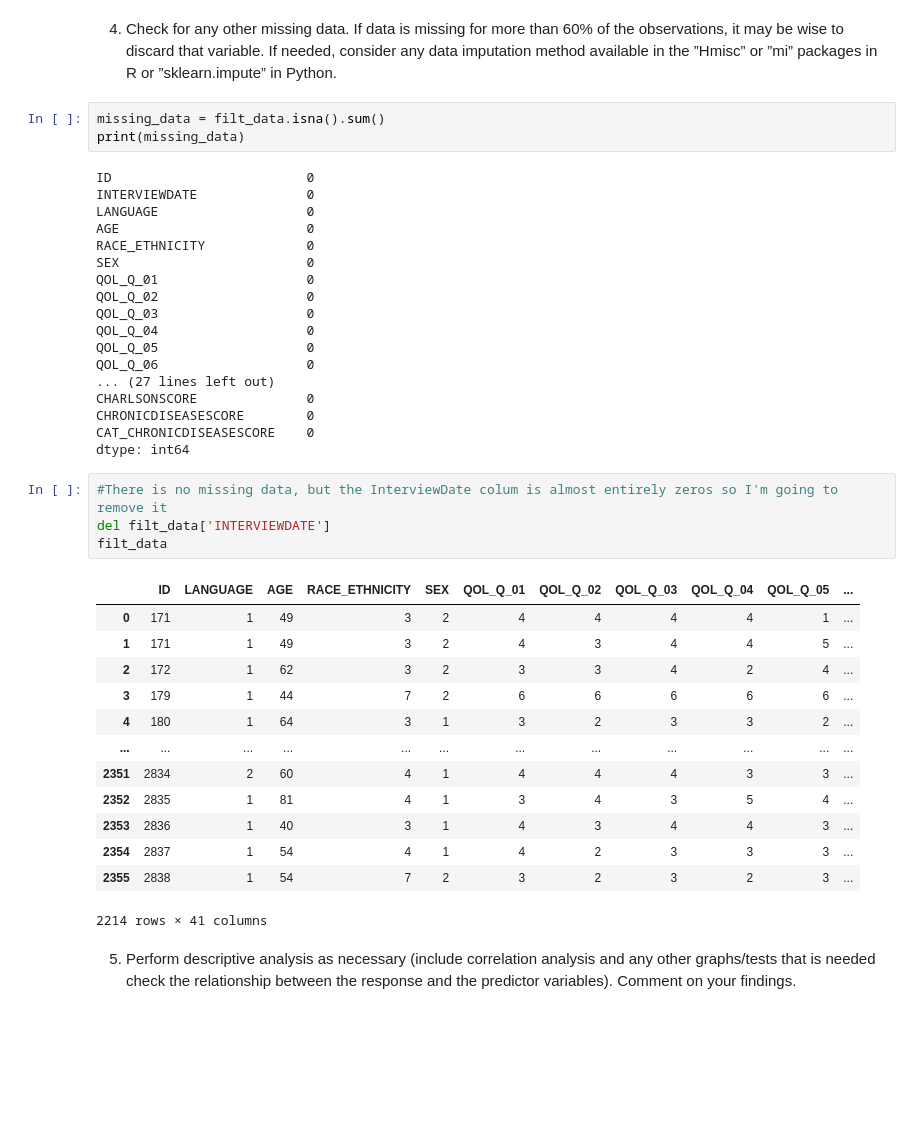
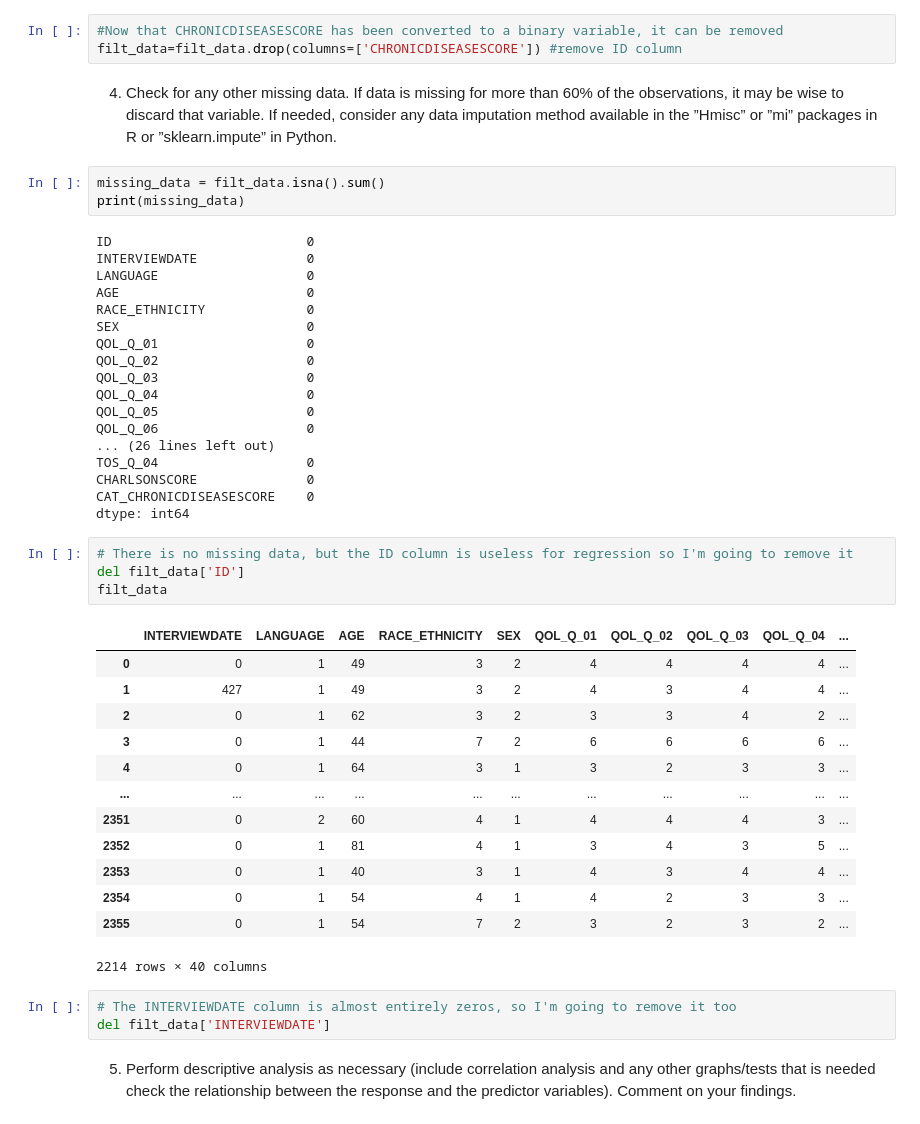
Before and after one commit to fantaxiah/MachineLearningFall23, a Jupyter notebook: MATH8334CaseStudy1.ipynb, the cells around one changed output. Saved outputs shown, nothing was run; the diff lists cells and outputs as text; blank space fills up the shorter version.

```diff
--- a/MATH8334CaseStudy1.ipynb
+++ b/MATH8334CaseStudy1.ipynb
@@ -99,6 +144,9 @@ See the caveats in the documentation: https://pandas.pydata.org/pandas-docs/stab
 | 2354 | 2837 | 0 | 1 | 54 | 4 | 1 | 4 | 2 | 3 | ... |
 | 2355 | 2838 | 0 | 1 | 54 | 7 | 2 | 3 | 2 | 3 | ... |
 2214 rows × 42 columns
+# %%
+#Now that CHRONICDISEASESCORE has been converted to a binary variable, it can be removed
+filt_data=filt_data.drop(columns=['CHRONICDISEASESCORE']) #remove ID column
 # %% [markdown]
 4. Check for any other missing data. If data is missing for more than 60% of the observations, it may be wise to discard that variable. If needed, consider any data imputation
 method available in the ”Hmisc” or ”mi” packages in R or ”sklearn.impute” in Python.
@@ -118,29 +166,32 @@ QOL_Q_03                   0
 QOL_Q_04                   0
 QOL_Q_05                   0
 QOL_Q_06                   0
-... (27 lines left out)
+... (26 lines left out)
+TOS_Q_04                   0
 CHARLSONSCORE              0
-CHRONICDISEASESCORE        0
 CAT_CHRONICDISEASESCORE    0
 dtype: int64
 # %%
-#There is no missing data, but the InterviewDate colum is almost entirely zeros so I'm going to remove it
-del filt_data['INTERVIEWDATE']
+# There is no missing data, but the ID column is useless for regression so I'm going to remove it
+del filt_data['ID']
 filt_data
 # %% [output]
-|  | ID | LANGUAGE | AGE | RACE_ETHNICITY | SEX | QOL_Q_01 | QOL_Q_02 | QOL_Q_03 | QOL_Q_04 | QOL_Q_05 | ... |
-| 0 | 171 | 1 | 49 | 3 | 2 | 4 | 4 | 4 | 4 | 1 | ... |
-| 1 | 171 | 1 | 49 | 3 | 2 | 4 | 3 | 4 | 4 | 5 | ... |
-| 2 | 172 | 1 | 62 | 3 | 2 | 3 | 3 | 4 | 2 | 4 | ... |
-| 3 | 179 | 1 | 44 | 7 | 2 | 6 | 6 | 6 | 6 | 6 | ... |
-| 4 | 180 | 1 | 64 | 3 | 1 | 3 | 2 | 3 | 3 | 2 | ... |
-| ... | ... | ... | ... | ... | ... | ... | ... | ... | ... | ... | ... |
-| 2351 | 2834 | 2 | 60 | 4 | 1 | 4 | 4 | 4 | 3 | 3 | ... |
-| 2352 | 2835 | 1 | 81 | 4 | 1 | 3 | 4 | 3 | 5 | 4 | ... |
-| 2353 | 2836 | 1 | 40 | 3 | 1 | 4 | 3 | 4 | 4 | 3 | ... |
-| 2354 | 2837 | 1 | 54 | 4 | 1 | 4 | 2 | 3 | 3 | 3 | ... |
-| 2355 | 2838 | 1 | 54 | 7 | 2 | 3 | 2 | 3 | 2 | 3 | ... |
+|  | INTERVIEWDATE | LANGUAGE | AGE | RACE_ETHNICITY | SEX | QOL_Q_01 | QOL_Q_02 | QOL_Q_03 | QOL_Q_04 | ... |
+| 0 | 0 | 1 | 49 | 3 | 2 | 4 | 4 | 4 | 4 | ... |
+| 1 | 427 | 1 | 49 | 3 | 2 | 4 | 3 | 4 | 4 | ... |
+| 2 | 0 | 1 | 62 | 3 | 2 | 3 | 3 | 4 | 2 | ... |
+| 3 | 0 | 1 | 44 | 7 | 2 | 6 | 6 | 6 | 6 | ... |
+| 4 | 0 | 1 | 64 | 3 | 1 | 3 | 2 | 3 | 3 | ... |
+| ... | ... | ... | ... | ... | ... | ... | ... | ... | ... | ... |
+| 2351 | 0 | 2 | 60 | 4 | 1 | 4 | 4 | 4 | 3 | ... |
+| 2352 | 0 | 1 | 81 | 4 | 1 | 3 | 4 | 3 | 5 | ... |
+| 2353 | 0 | 1 | 40 | 3 | 1 | 4 | 3 | 4 | 4 | ... |
+| 2354 | 0 | 1 | 54 | 4 | 1 | 4 | 2 | 3 | 3 | ... |
+| 2355 | 0 | 1 | 54 | 7 | 2 | 3 | 2 | 3 | 2 | ... |
-2214 rows × 41 columns
+2214 rows × 40 columns
+# %%
+# The INTERVIEWDATE column is almost entirely zeros, so I'm going to remove it too
+del filt_data['INTERVIEWDATE']
 # %% [markdown]
 5. Perform descriptive analysis as necessary (include correlation analysis and any other
 graphs/tests that is needed check the relationship between the response and the predictor variables). Comment on your findings.
```
Also changed, not shown: parts of 23 cells of this notebook.
